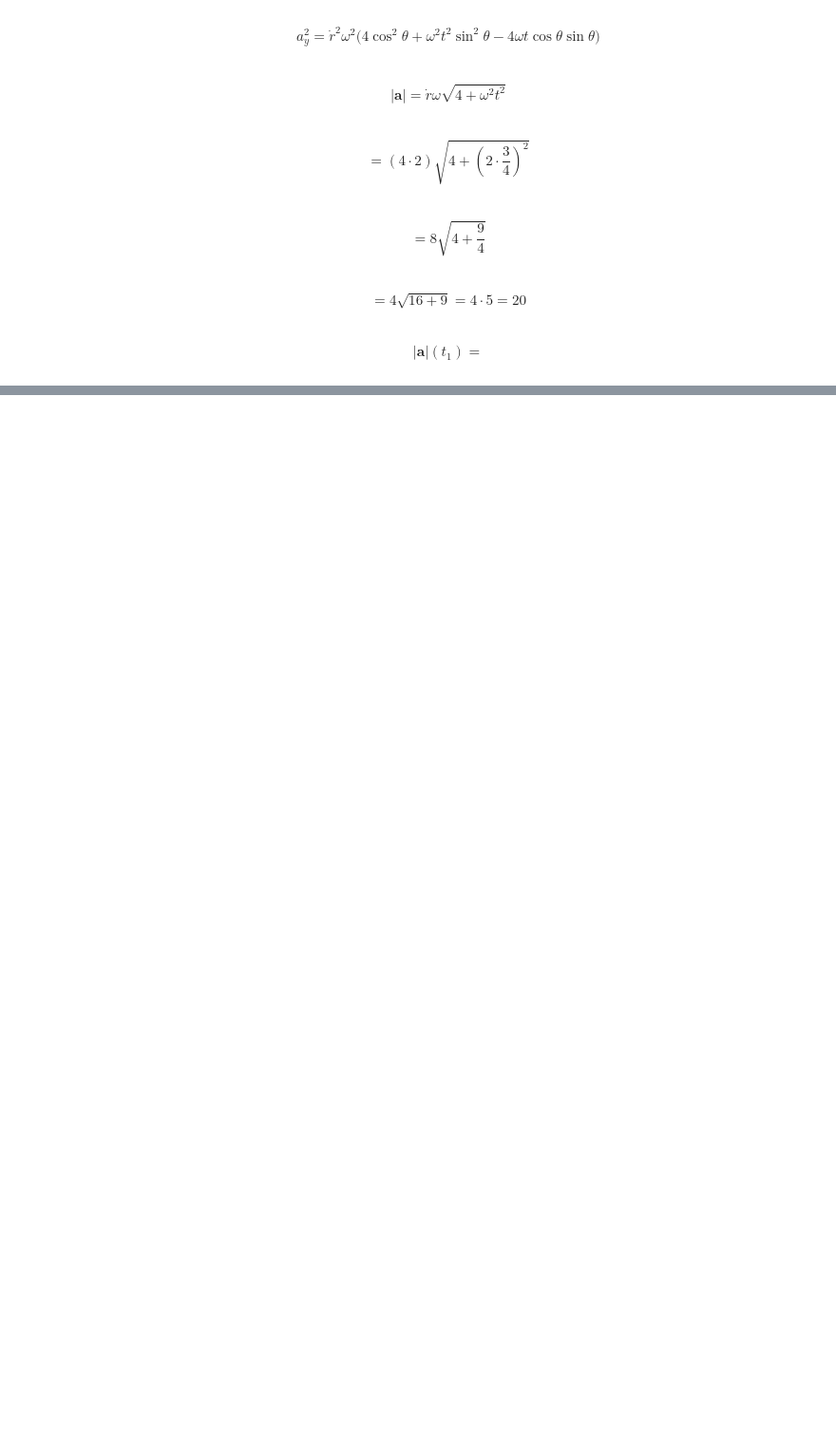
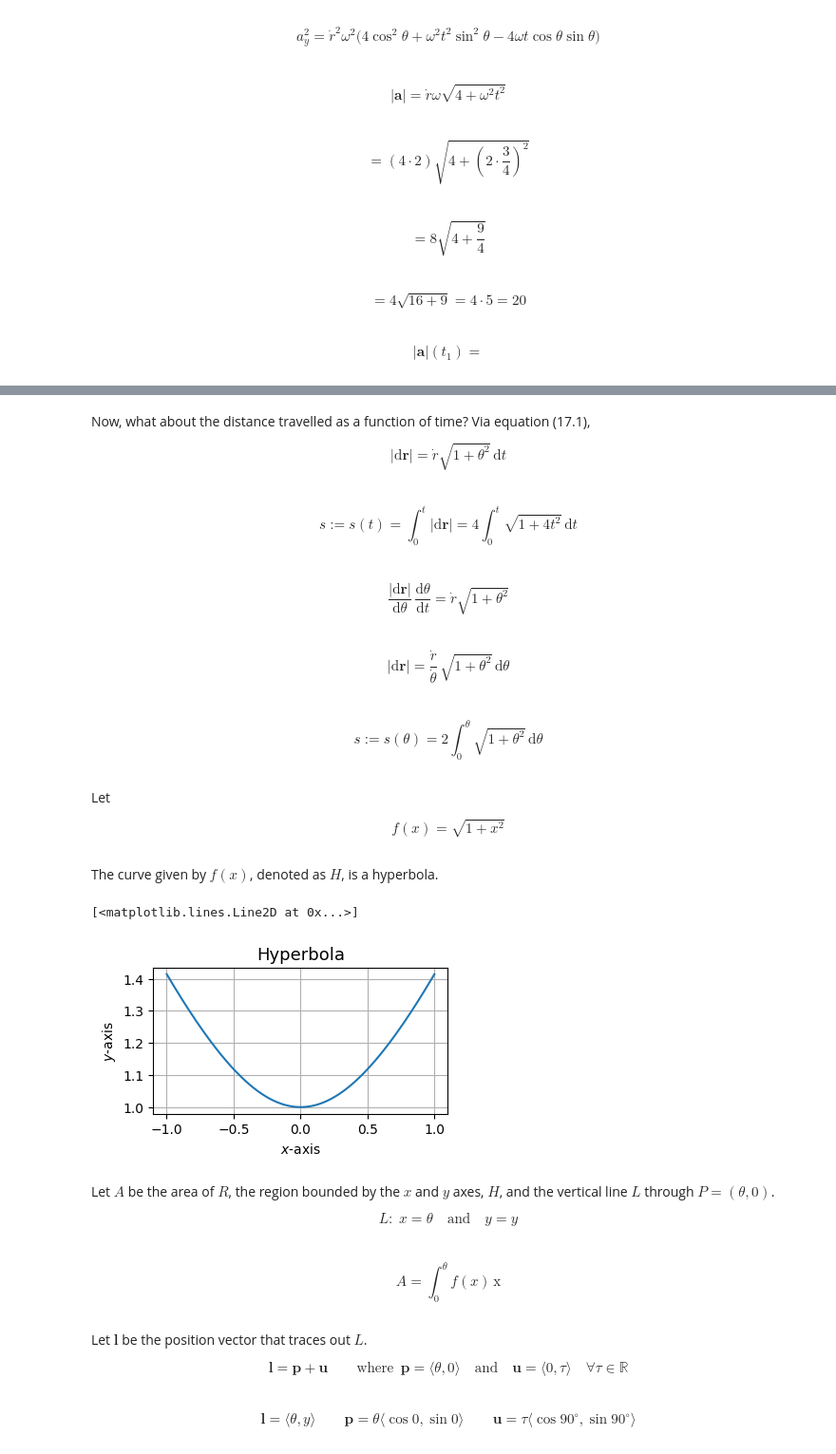
Before and after one commit to jordandll/Classical-Mechanics, a Jupyter notebook: Chapter-1.ipynb, the cells around one changed output, grey strips where cells are left out. Shown at 95% size. Saved outputs shown, nothing was run; the diff lists cells and outputs as text; code cells hidden in the pictures; blank space fills up the shorter version.

```diff
--- a/Chapter-1.ipynb
+++ b/Chapter-1.ipynb
@@ -662,0 +745,46 @@ np.float64(160.0)
+# %% [markdown]
+Now, what about the distance travelled as a function of time?  Via equation (17.1),
+
+$$ |\mathrm{d}\mathbf{r}| = \dot{r}\sqrt{1+\theta^2}\,\mathrm{d}t$$
+# %% [markdown]
+$$ s:=s(t) = \int_0^t|\mathrm{d}\mathbf{r}| = 4\int_0^t \sqrt{1+4t^2}\,\mathrm{d}t$$
+# %% [markdown]
+$$ \frac{|\mathrm{d}\mathbf{r}|}{\mathrm{d}\theta}\,\frac{\mathrm{d}\theta}{\mathrm{d}t}  = \dot{r}\sqrt{1+\theta^2}$$
+# %% [markdown]
+$$ |\mathrm{d}\mathbf{r}| = \frac{\dot{r}}{\dot{\theta}}\,\sqrt{1+\theta^2}\,\mathrm{d}\theta$$
+# %% [markdown]
+$$ s:= s(\theta) = 2\int_0^\theta\sqrt{1+\theta^2}\,\mathrm{d}\theta$$
+# %% [markdown]
+Let
+
+$$ f(x) = \sqrt{1+x^2}$$
+# %% [markdown]
+The curve given by $f(x)$, denoted as $H$, is a hyperbola.
+# %%
+x = np.linspace(-1,1,num=200)
+f = np.sqrt(1+theta**2)
+
+fig, ax = plt.subplots(figsize=(4,2))
+ax.set_title('Hyperbola',size=13)
+ax.set_xlabel(r'$x$-axis')
+ax.set_ylabel(r'$y$-axis')
+ax.grid()
+
+ax.plot(x, f)
+# %% [output]
+[<matplotlib.lines.Line2D at 0x...>]
+[figure, added]
+# %% [markdown]
+Let $A$ be the area of $R$, the region bounded by the $x$ and $y$ axes, $H$, and the vertical line $L$ through $P=(\theta,0)$.
+
+$$ L:\; x = \theta \quad\text{and}\quad y = y$$
+# %% [markdown]
+\begin{equation}\tag{17.2}
+    A = \int_0^\theta f(x)\,\mathrm{x}
+\end{equation}
+# %% [markdown]
+Let $\mathbf{l}$ be the position vector that traces out $L$.
+
+$$ \mathbf{l} = \mathbf{p} + \mathbf{u} \quad\quad\text{where }\, \mathbf{p} = \langle \theta,0\rangle \quad\text{and}\quad \mathbf{u} = \langle 0 , \tau\rangle\quad\forall \tau\in\mathbb{R}$$
+# %% [markdown]
+$$ \mathbf{l} = \langle \theta,y\rangle\quad\quad \mathbf{p} = \theta\langle\cos 0,\sin 0\rangle \quad\quad \mathbf{u} = \tau\langle \cos 90^\circ, \sin 90^\circ\rangle$$
```
Also changed, not shown: parts of 49 cells of this notebook, 1 other file.
